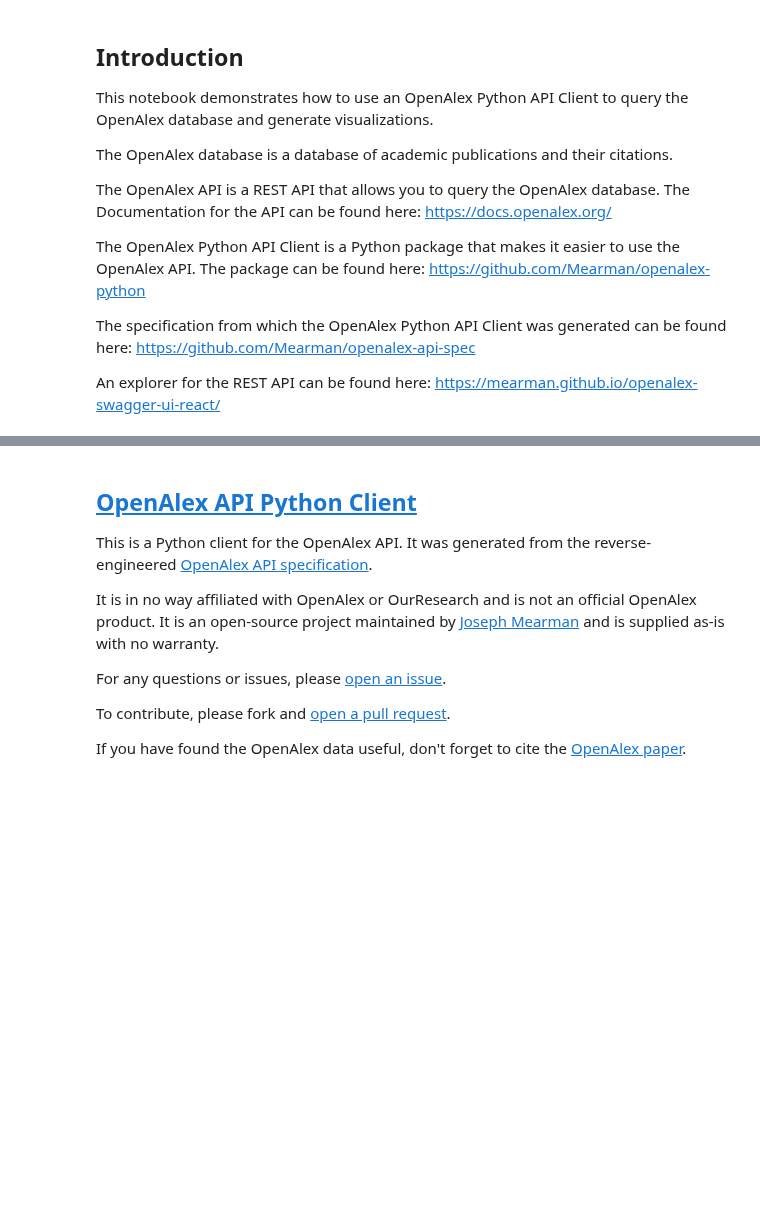
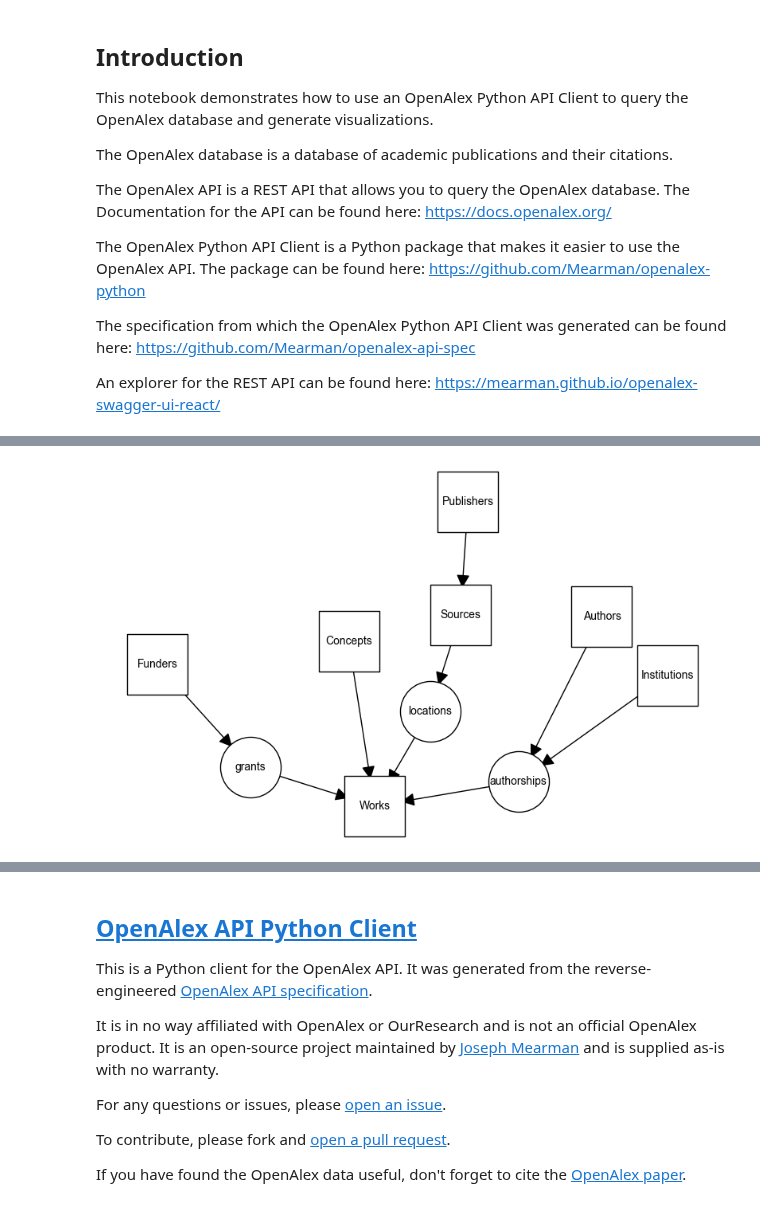
Before and after one commit to Mearman/openalex-python, a Jupyter notebook: demos/OpenAlex.ipynb, the cells around one changed output, grey strips where cells are left out. Cells and saved outputs as stored; diff of their text form; code cells hidden in the pictures; blank space fills up the shorter version.

Commit message:
upgrade graph

```diff
--- a/demos/OpenAlex.ipynb
+++ b/demos/OpenAlex.ipynb
@@ -72 +78,86 @@ If you use OpenAlex in research, please cite [this paper](https://arxiv.org/abs/
+# %%
+# @title Entity graph
+import matplotlib.pyplot as plt
+import networkx as nx
+
+# Create a directed graph
+G = nx.DiGraph()
+
+# Add nodes
+nodes = [
+    "Authors",
+    "Concepts",
+    "Funders",
+    "Institutions",
+    "Publishers",
+    "Sources",
+    "Works",
+    "authorships",
+    "grants",
+    "locations"
+]
+G.add_nodes_from(nodes)
+
+# Add edges
+edges = [(
+    "Authors", "authorships"),
+    ("authorships", "Works"),
+    ("Concepts", "Works"),
+    ("Funders", "grants"),
+    ("grants", "Works"),
+    ("Institutions", "authorships"),
+    ("locations", "Works"),
+    ("Publishers", "Sources"),
+    ("Sources", "locations")
+]
+G.add_edges_from(edges)
+
+pos = nx.spring_layout(G, seed=5)
+
+plt.figure(figsize=(10, 6))
+
+uppercase_nodes = [node for node in G.nodes if node.isupper()]
+lowercase_nodes = [node for node in G.nodes if node.islower()]
+other_nodes = [node for node in G.nodes if node not in uppercase_nodes and node not in lowercase_nodes]
+
+node_size = 3000
+
+nx.draw_networkx_nodes(
+    G, pos,
+    nodelist=other_nodes,
+    node_size=node_size,
+    node_shape='s',
+    edgecolors='black',
+    node_color='white'
+)
+
+nx.draw_networkx_nodes(
+    G, pos,
+    nodelist=lowercase_nodes,
+    node_size=node_size,
+    node_shape='o',
+    edgecolors='black',
+    node_color='white'
+)
+
+# Draw labels for all nodes
+nx.draw_networkx_labels(
+    G, pos,
+    font_size=10
+)
+
+# Draw edges
+nx.draw_networkx_edges(
+    G, pos,
+    arrows=True,
+    arrowstyle='-|>',
+    arrowsize=25,
+    node_shape='S',
+    node_size=node_size * (4 / 5),
+)
+
+plt.axis('off')
+plt.show()
+# %% [output]
+[figure, added]
 # %% [markdown]
```
Also changed, not shown: parts of 4 cells of this notebook.
